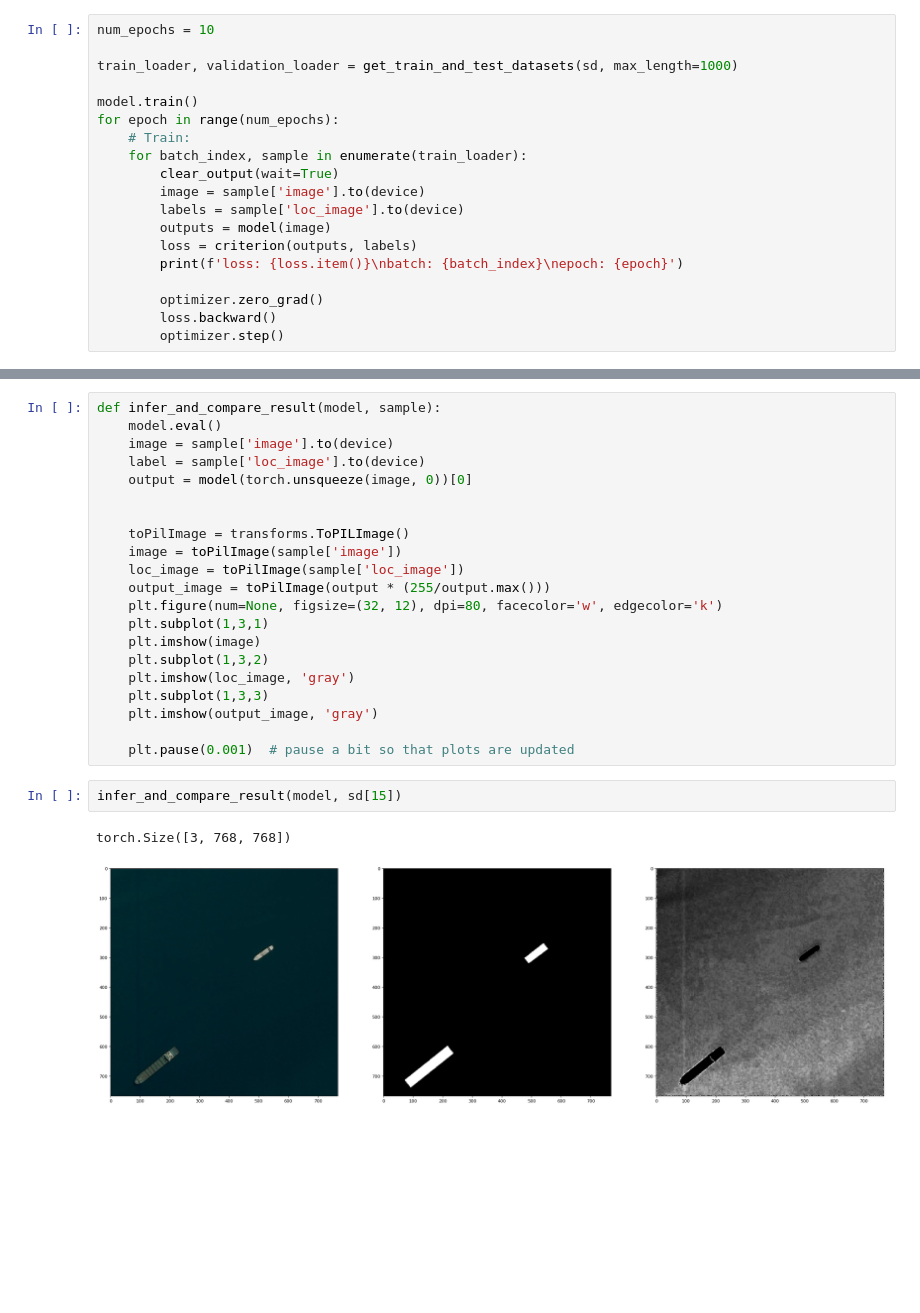
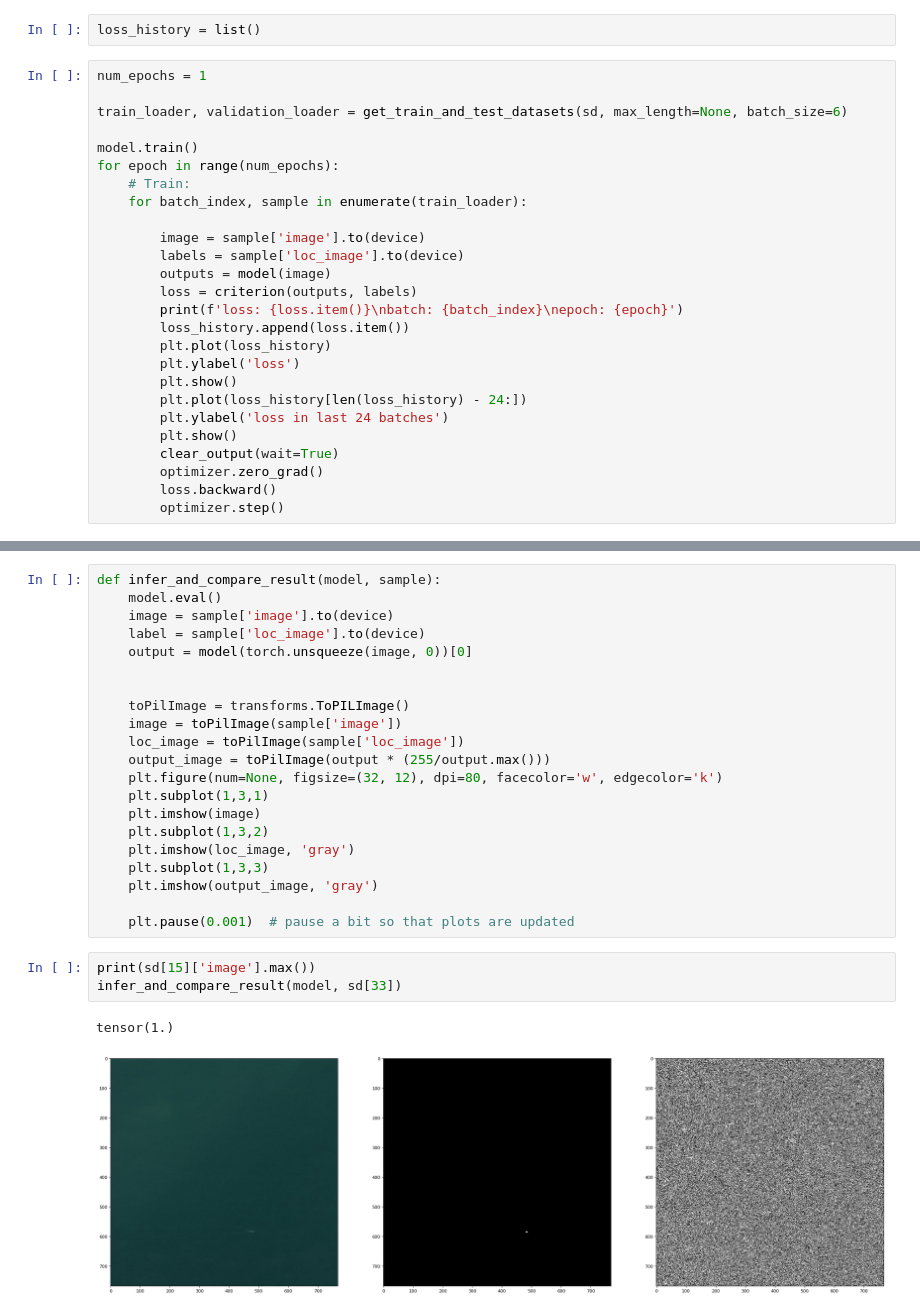
Before and after one commit to tetolab/shipdet, a Jupyter notebook: shipdet.ipynb, the cells around one changed output, grey strips where cells are left out. Cells and saved outputs as stored; diff of their text form; blank space fills up the shorter version.

```diff
--- a/shipdet.ipynb
+++ b/shipdet.ipynb
@@ -241,19 +260,28 @@ criterion = torch.nn.MSELoss()
+# %%
+loss_history = list()
 # %%
-num_epochs = 10
+num_epochs = 1
 
-train_loader, validation_loader = get_train_and_test_datasets(sd, max_length=1000)
+train_loader, validation_loader = get_train_and_test_datasets(sd, max_length=None, batch_size=6)
 
 model.train()
 for epoch in range(num_epochs):
     # Train:
     for batch_index, sample in enumerate(train_loader):
-        clear_output(wait=True)
+
         image = sample['image'].to(device)
         labels = sample['loc_image'].to(device)
         outputs = model(image)
         loss = criterion(outputs, labels)
         print(f'loss: {loss.item()}\nbatch: {batch_index}\nepoch: {epoch}')
-
+        loss_history.append(loss.item())
+        plt.plot(loss_history)
+        plt.ylabel('loss')
+        plt.show()
+        plt.plot(loss_history[len(loss_history) - 24:])
+        plt.ylabel('loss in last 24 batches')
+        plt.show()
+        clear_output(wait=True)
         optimizer.zero_grad()
         loss.backward()
         optimizer.step()
@@ -318,8 +346,9 @@ def infer_and_compare_result(model, sample):
     plt.imshow(output_image, 'gray')
 
     plt.pause(0.001)  # pause a bit so that plots are updated
-# %%
-infer_and_compare_result(model, sd[15])
-# %% [output]
-torch.Size([3, 768, 768])
-[figure, removed]
+# %%
+print(sd[15]['image'].max())
+infer_and_compare_result(model, sd[33])
+# %% [output]
+tensor(1.)
+[figure, added]
```
Also changed, not shown: parts of 18 cells of this notebook.
